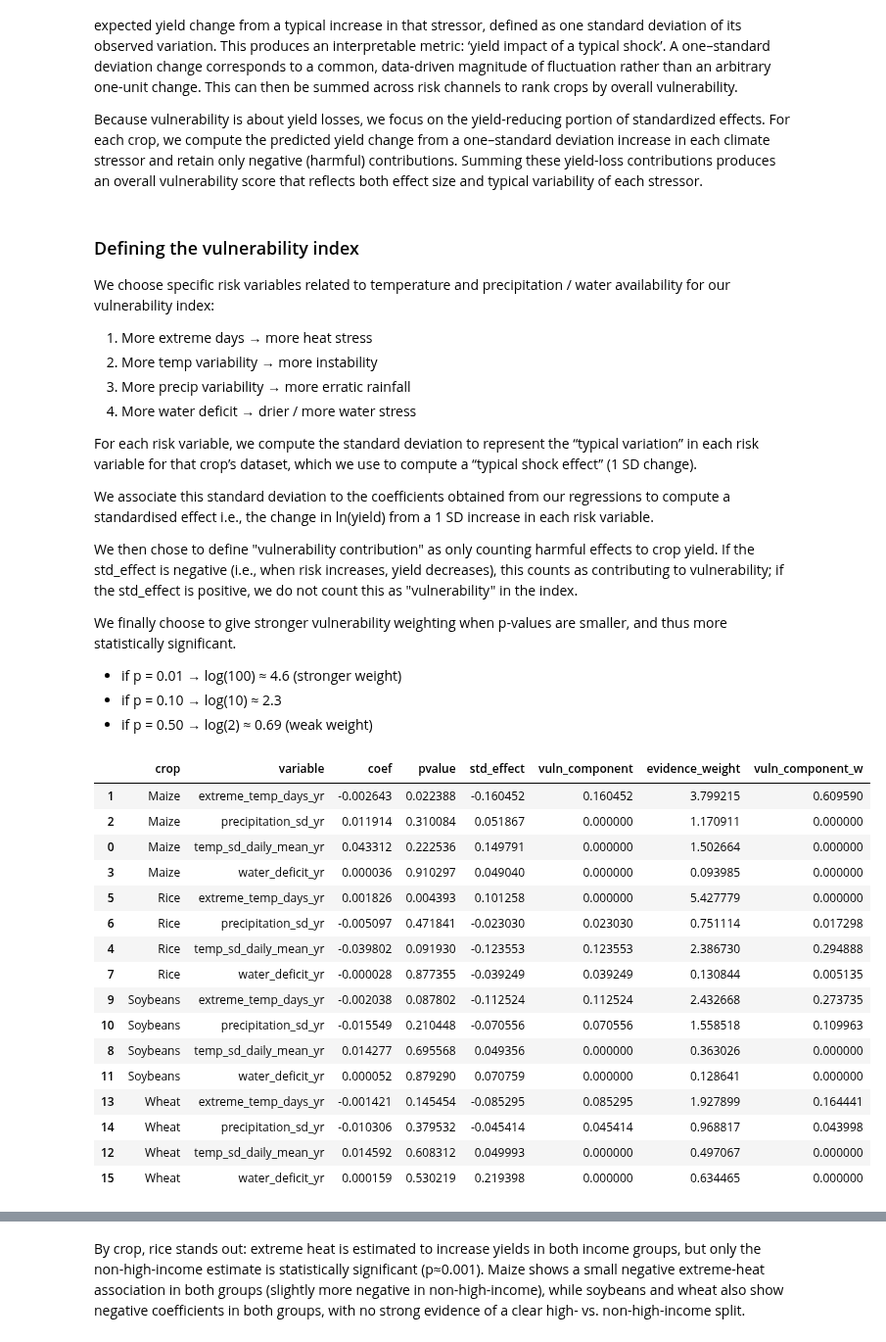
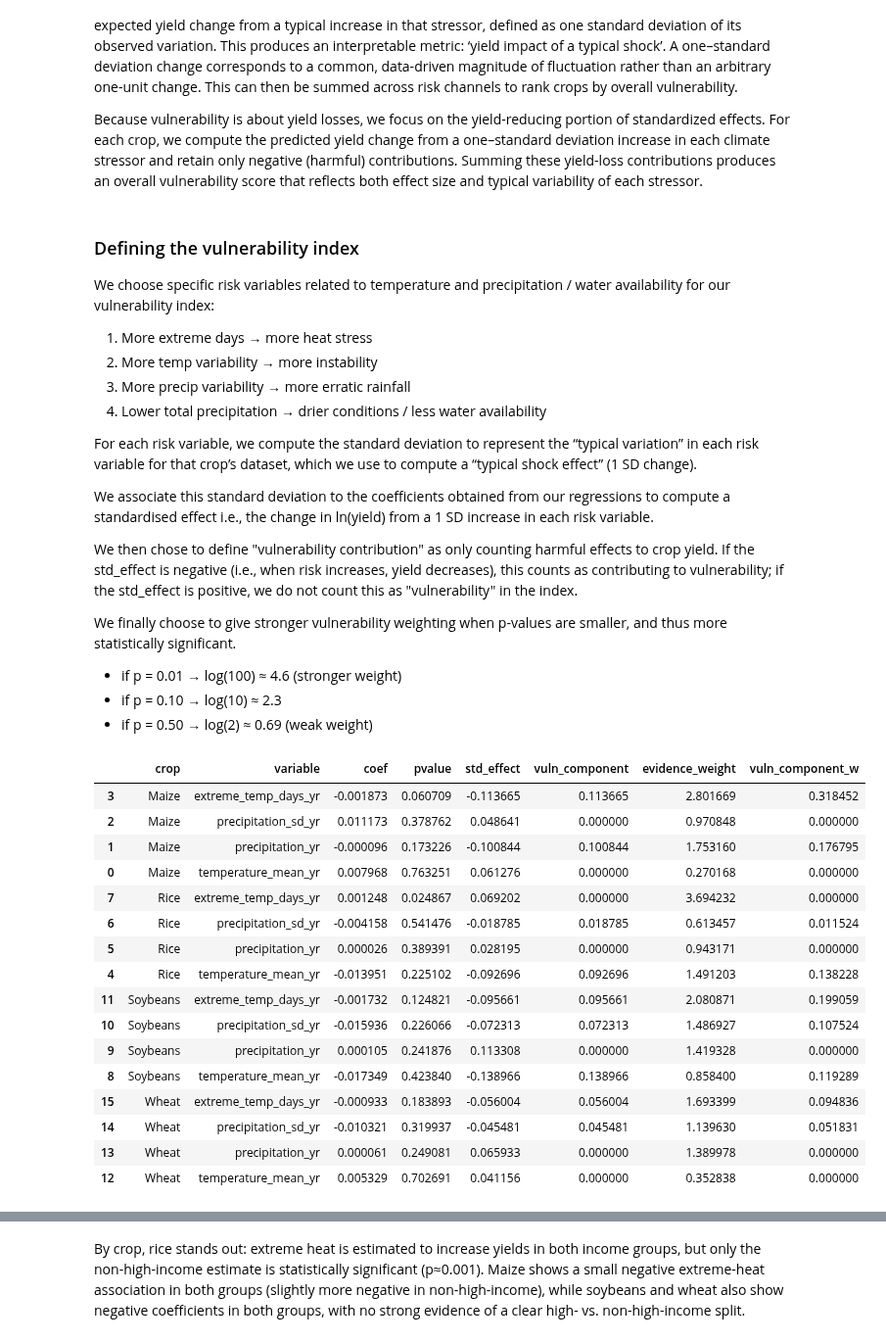
Before and after one commit to clareubc/521d_assignment, a Jupyter notebook: final_project/Final_Project.ipynb, the cells around one changed output, grey strips where cells are left out. Shown at 98% size. Cells and saved outputs as stored; diff of their text form; code cells hidden in the pictures.

```diff
--- a/final_project/Final_Project.ipynb
+++ b/final_project/Final_Project.ipynb
@@ -234,5 +217,0 @@ To assess precipitation variability we look at the standard deviation of precipi
-# %%
-# adding newly created temp_sd_daily_mean_yr variable to the modeling dataframe
-
-df_rq1_model = df_rq1_model.merge(df_temp_var, on=["iso3_code", "year"], how="left")
-df_rq1_model[["temp_sd_daily_mean_yr"]].isna().mean()
@@ -296,0 +291,13 @@ Dropped    : 63
+# %%
+# checking whether slope is driven by the variable or country-level differences
+
+crop = "Maize"  # changing crop allows us to see raw & FE slope per crop
+d = df_rq1_analysis[df_rq1_analysis["crop_name"] == crop].dropna(
+    subset=["ln_yield", "extreme_temp_days_yr", "iso3_code", "year"]
+)
+
+m_raw = smf.ols("ln_yield ~ extreme_temp_days_yr", data=d).fit()
+m_fe = smf.ols("ln_yield ~ extreme_temp_days_yr + C(iso3_code) + C(year)", data=d).fit()
+
+print("RAW slope:", m_raw.params["extreme_temp_days_yr"])
+print("FE slope: ", m_fe.params["extreme_temp_days_yr"])
@@ -303,6 +460,7 @@ We estimate crop-specific panel regressions of log yield on climate levels and c
 # dependent variable: ln_yield
 # key predictors: climate + controls
 # country & year FEs included to control for time-invariant country specifics + global shocks/trends
+# cluster-robust SEs to deal with heteroskedasticity & serial correlation
 
 formula = """
 ln_yield
@@ -310,8 +468,6 @@ ln_yield
   + precipitation_yr
   + precipitation_sd_yr
   + extreme_temp_days_yr
-  + temp_sd_daily_mean_yr
-  + water_deficit_yr
   + fertilizer_use_kg_ha
   + irrigation_pct
   + C(iso3_code)
@@ -321,7 +477,9 @@ ln_yield
 
 def run_crop_reg(df, crop):
     d = df[df["crop_name"] == crop].copy()
-    model = smf.ols(formula, data=d).fit(cov_type="HC1")  # robust SEs
+    model = smf.ols(formula, data=d).fit(
+        cov_type="cluster", cov_kwds={"groups": d["iso3_code"]}  # cluster-robust SEs
+    )
     return model, len(d)
 
 
@@ -332,11 +490,9 @@ for c in crops:
     m, n = run_crop_reg(df_rq1_analysis, c)
     for var in [
         "temperature_mean_yr",
-        "temp_sd_daily_mean_yr",
-        "extreme_temp_days_yr",
         "precipitation_yr",
         "precipitation_sd_yr",
-        "water_deficit_yr",
+        "extreme_temp_days_yr",
     ]:
         results.append(
             {
@@ -503,7 +746,7 @@ We choose specific risk variables related to temperature and precipitation / wat
 1. More extreme days → more heat stress
 2. More temp variability → more instability
 3. More precip variability → more erratic rainfall
-4. More water deficit → drier / more water stress
+4. Lower total precipitation → drier conditions / less water availability
 
 For each risk variable, we compute the standard deviation to represent the “typical variation” in each risk variable for that crop’s dataset, which we use to compute a “typical shock effect” (1 SD change).
 
@@ -517,16 +760,16 @@ We finally choose to give stronger vulnerability weighting when p-values are sma
 - if p = 0.10 → log(10) ≈ 2.3
 - if p = 0.50 → log(2) ≈ 0.69 (weak weight)
 # %%
-# =========================
+# ====================================
 # Vulnerability Index (Temp + Water)
-# =========================
+# ====================================
 
 # choosing risk variables
 risk_vars = [
     "extreme_temp_days_yr",  # heat extremes
-    "temp_sd_daily_mean_yr",  # temperature variability
+    "temperature_mean_yr",  # temperature variability
     "precipitation_sd_yr",  # precipitation variability
-    "water_deficit_yr",  # water stress (evap - precip)
+    "precipitation_yr",  # water availability
 ]
 
 # computing the SD of each risk variable within each crop sample
@@ -547,49 +790,49 @@ coef_sub = coef_sub.merge(sd_by_crop, left_on="crop", right_on="crop_name", how=
 coef_sub["std_effect"] = coef_sub["coef"] * coef_sub.apply(
     lambda r: r[f"sd_{r['variable']}"], axis=1
 )
 
 # vulnerability contribution: counting only harmful effects (negative std_effect)
 coef_sub["vuln_component"] = np.maximum(0, -coef_sub["std_effect"])
 
 # evidence weighting: higher weight attributed if p-value smaller
 coef_sub["evidence_weight"] = np.log(1 / coef_sub["pvalue"].clip(lower=1e-6))
 
 # weighted component
 coef_sub["vuln_component_w"] = coef_sub["vuln_component"] * coef_sub["evidence_weight"]
 
 # inspecting components
 coef_sub_out = coef_sub[
     [
         "crop",
         "variable",
         "coef",
         "pvalue",
         "std_effect",
         "vuln_component",
         "evidence_weight",
         "vuln_component_w",
     ]
 ].sort_values(["crop", "variable"])
 
 coef_sub_out
 # %% [output]
 |  | crop | variable | coef | pvalue | std_effect | vuln_component | evidence_weight | vuln_component_w |
-| 1 | Maize | extreme_temp_days_yr | -0.002643 | 0.022388 | -0.160452 | 0.160452 | 3.799215 | 0.609590 |
-| 2 | Maize | precipitation_sd_yr | 0.011914 | 0.310084 | 0.051867 | 0.000000 | 1.170911 | 0.000000 |
-| 0 | Maize | temp_sd_daily_mean_yr | 0.043312 | 0.222536 | 0.149791 | 0.000000 | 1.502664 | 0.000000 |
-| 3 | Maize | water_deficit_yr | 0.000036 | 0.910297 | 0.049040 | 0.000000 | 0.093985 | 0.000000 |
-| 5 | Rice | extreme_temp_days_yr | 0.001826 | 0.004393 | 0.101258 | 0.000000 | 5.427779 | 0.000000 |
-| 6 | Rice | precipitation_sd_yr | -0.005097 | 0.471841 | -0.023030 | 0.023030 | 0.751114 | 0.017298 |
-| 4 | Rice | temp_sd_daily_mean_yr | -0.039802 | 0.091930 | -0.123553 | 0.123553 | 2.386730 | 0.294888 |
-| 7 | Rice | water_deficit_yr | -0.000028 | 0.877355 | -0.039249 | 0.039249 | 0.130844 | 0.005135 |
-| 9 | Soybeans | extreme_temp_days_yr | -0.002038 | 0.087802 | -0.112524 | 0.112524 | 2.432668 | 0.273735 |
-| 10 | Soybeans | precipitation_sd_yr | -0.015549 | 0.210448 | -0.070556 | 0.070556 | 1.558518 | 0.109963 |
-| 8 | Soybeans | temp_sd_daily_mean_yr | 0.014277 | 0.695568 | 0.049356 | 0.000000 | 0.363026 | 0.000000 |
-| 11 | Soybeans | water_deficit_yr | 0.000052 | 0.879290 | 0.070759 | 0.000000 | 0.128641 | 0.000000 |
-| 13 | Wheat | extreme_temp_days_yr | -0.001421 | 0.145454 | -0.085295 | 0.085295 | 1.927899 | 0.164441 |
-| 14 | Wheat | precipitation_sd_yr | -0.010306 | 0.379532 | -0.045414 | 0.045414 | 0.968817 | 0.043998 |
-| 12 | Wheat | temp_sd_daily_mean_yr | 0.014592 | 0.608312 | 0.049993 | 0.000000 | 0.497067 | 0.000000 |
-| 15 | Wheat | water_deficit_yr | 0.000159 | 0.530219 | 0.219398 | 0.000000 | 0.634465 | 0.000000 |
+| 3 | Maize | extreme_temp_days_yr | -0.001873 | 0.060709 | -0.113665 | 0.113665 | 2.801669 | 0.318452 |
+| 2 | Maize | precipitation_sd_yr | 0.011173 | 0.378762 | 0.048641 | 0.000000 | 0.970848 | 0.000000 |
+| 1 | Maize | precipitation_yr | -0.000096 | 0.173226 | -0.100844 | 0.100844 | 1.753160 | 0.176795 |
+| 0 | Maize | temperature_mean_yr | 0.007968 | 0.763251 | 0.061276 | 0.000000 | 0.270168 | 0.000000 |
+| 7 | Rice | extreme_temp_days_yr | 0.001248 | 0.024867 | 0.069202 | 0.000000 | 3.694232 | 0.000000 |
+| 6 | Rice | precipitation_sd_yr | -0.004158 | 0.541476 | -0.018785 | 0.018785 | 0.613457 | 0.011524 |
+| 5 | Rice | precipitation_yr | 0.000026 | 0.389391 | 0.028195 | 0.000000 | 0.943171 | 0.000000 |
+| 4 | Rice | temperature_mean_yr | -0.013951 | 0.225102 | -0.092696 | 0.092696 | 1.491203 | 0.138228 |
+| 11 | Soybeans | extreme_temp_days_yr | -0.001732 | 0.124821 | -0.095661 | 0.095661 | 2.080871 | 0.199059 |
+| 10 | Soybeans | precipitation_sd_yr | -0.015936 | 0.226066 | -0.072313 | 0.072313 | 1.486927 | 0.107524 |
+| 9 | Soybeans | precipitation_yr | 0.000105 | 0.241876 | 0.113308 | 0.000000 | 1.419328 | 0.000000 |
+| 8 | Soybeans | temperature_mean_yr | -0.017349 | 0.423840 | -0.138966 | 0.138966 | 0.858400 | 0.119289 |
+| 15 | Wheat | extreme_temp_days_yr | -0.000933 | 0.183893 | -0.056004 | 0.056004 | 1.693399 | 0.094836 |
+| 14 | Wheat | precipitation_sd_yr | -0.010321 | 0.319937 | -0.045481 | 0.045481 | 1.139630 | 0.051831 |
+| 13 | Wheat | precipitation_yr | 0.000061 | 0.249081 | 0.065933 | 0.000000 | 1.389978 | 0.000000 |
+| 12 | Wheat | temperature_mean_yr | 0.005329 | 0.702691 | 0.041156 | 0.000000 | 0.352838 | 0.000000 |
 # %%
 # summing vulnerability across risk channels to get one score per crop
 
```
Also changed, not shown: parts of 96 cells of this notebook, 6 other files.
